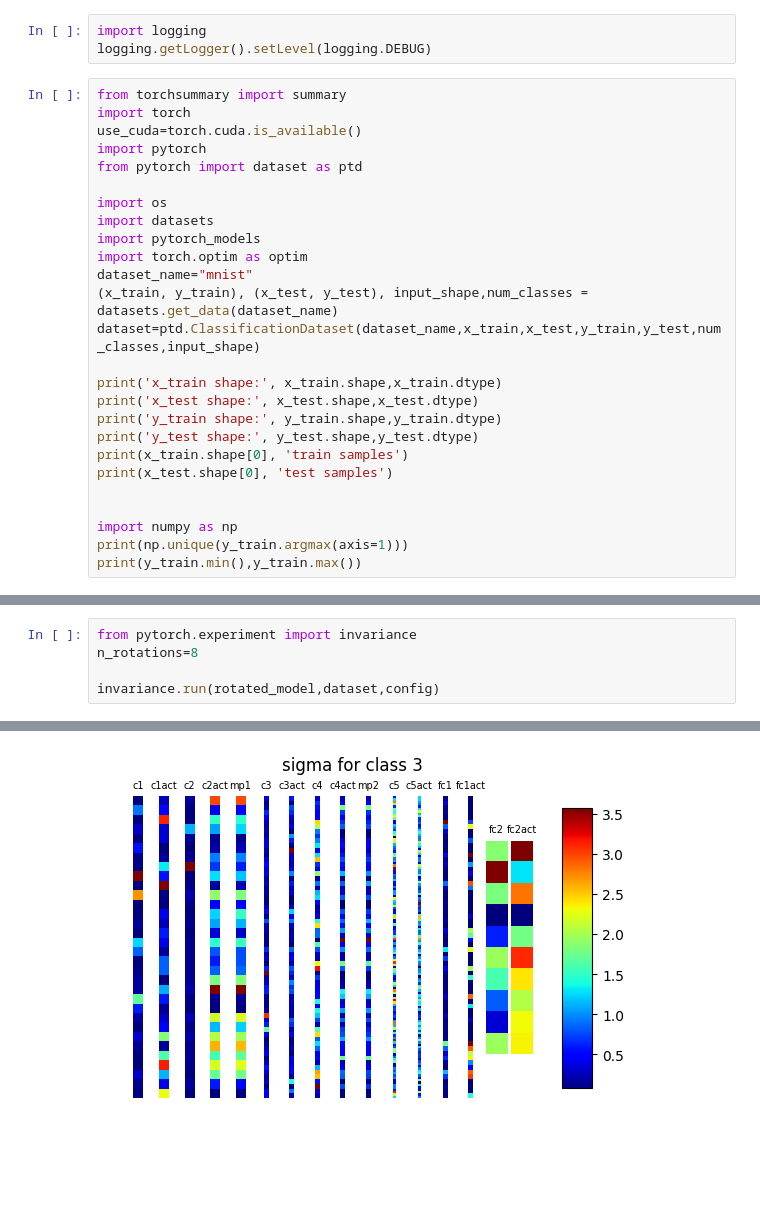
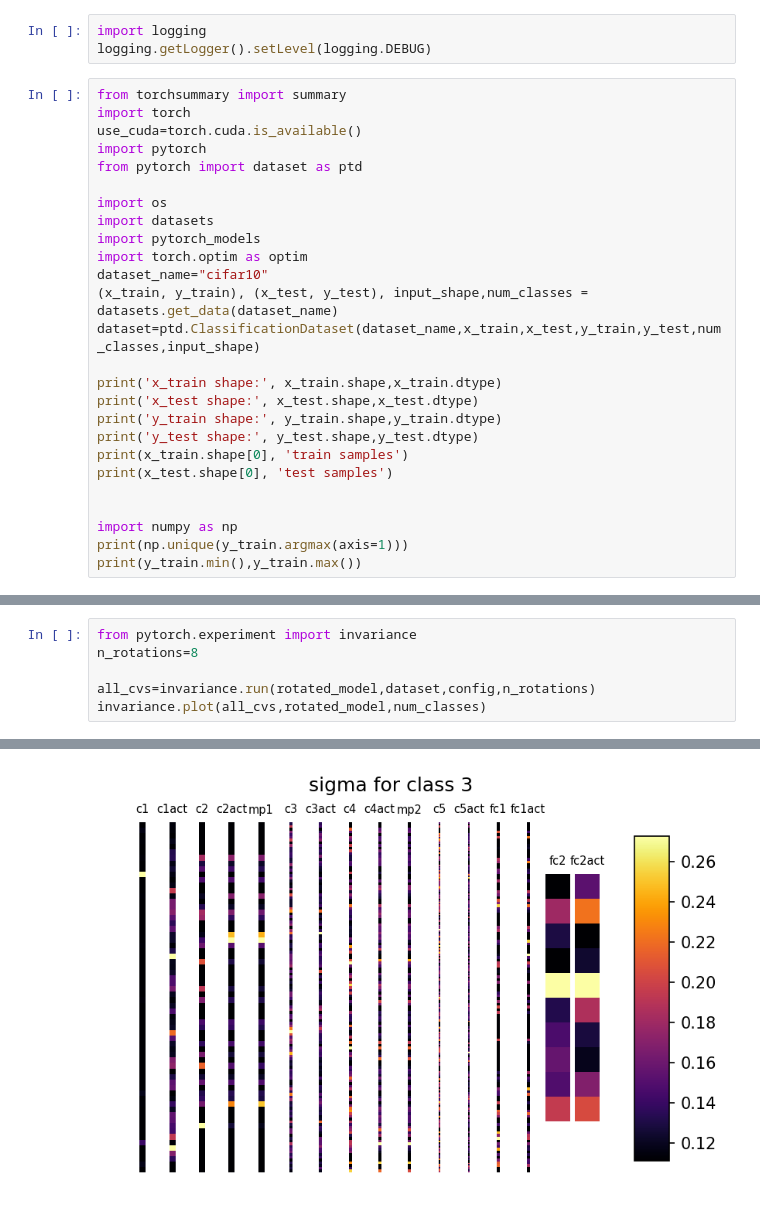
Before and after one commit to facundoq/experiments, a Jupyter notebook: rotation/Experiment - Pytorch Invariance Localization - SimpleConv .ipynb, the cells around one changed output, grey strips where cells are left out. Cells and saved outputs as stored; diff of their text form; blank space fills up the shorter version.

```diff
--- a/rotation/Experiment - Pytorch Invariance Localization - SimpleConv .ipynb
+++ b/rotation/Experiment - Pytorch Invariance Localization - SimpleConv .ipynb
@@ -19,7 +19,7 @@ import os
 import datasets
 import pytorch_models
 import torch.optim as optim
-dataset_name="mnist"
+dataset_name="cifar10"
 (x_train, y_train), (x_test, y_test), input_shape,num_classes = datasets.get_data(dataset_name)
 dataset=ptd.ClassificationDataset(dataset_name,x_train,x_test,y_train,y_test,num_classes,input_shape)
 
@@ -122,5 +121,6 @@ Test => Loss: 0.1418, Accuracy: 95.49% (9549/10000)
 from pytorch.experiment import invariance
 n_rotations=8
 
-invariance.run(rotated_model,dataset,config)
+all_cvs=invariance.run(rotated_model,dataset,config,n_rotations)
+invariance.plot(all_cvs,rotated_model,num_classes)
 # %% [output]
@@ -130 +130 @@ invariance.run(rotated_model,dataset,config)
-[figure, old version]
+[figure, new version]
```
Also changed, not shown: parts of 5 cells of this notebook, 5 other files.
